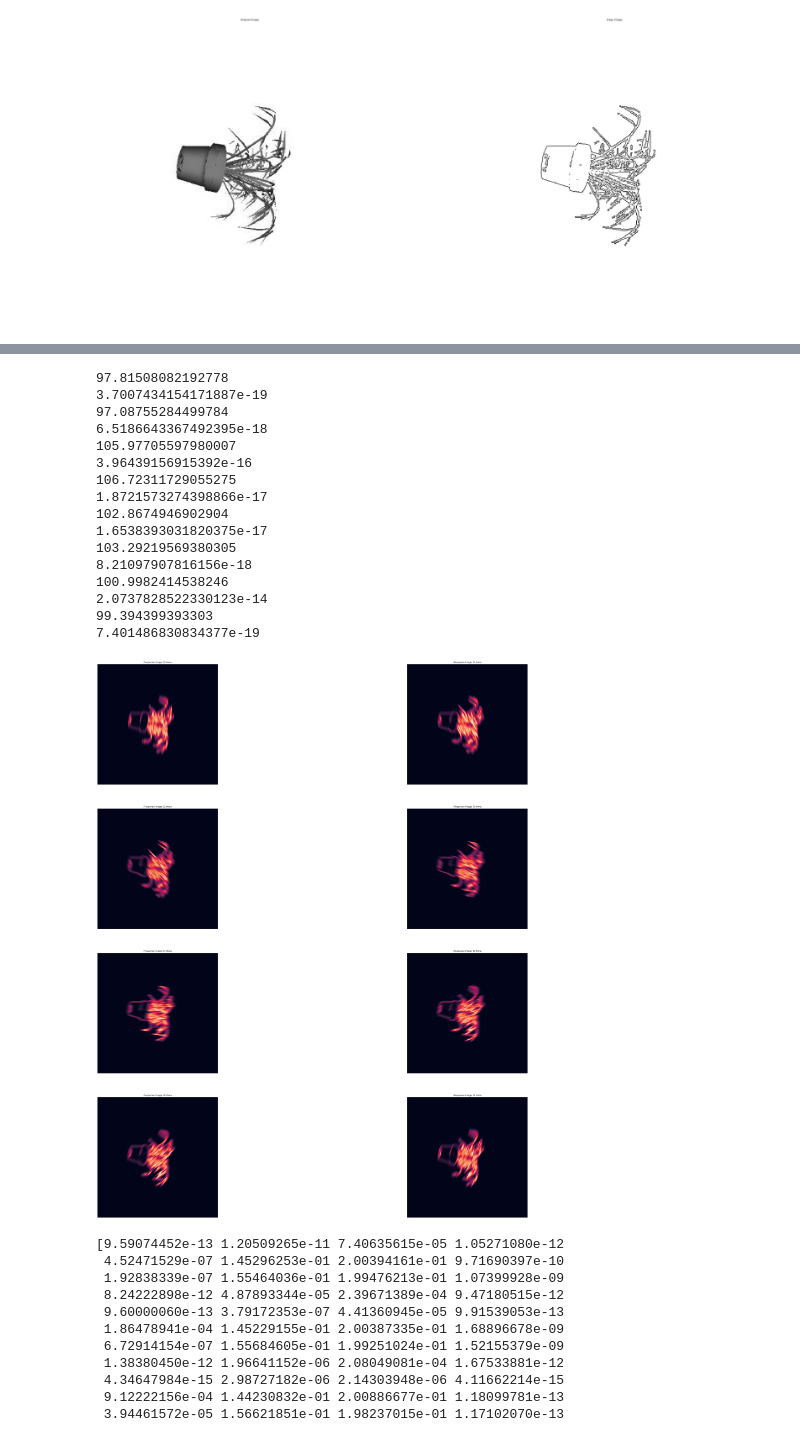
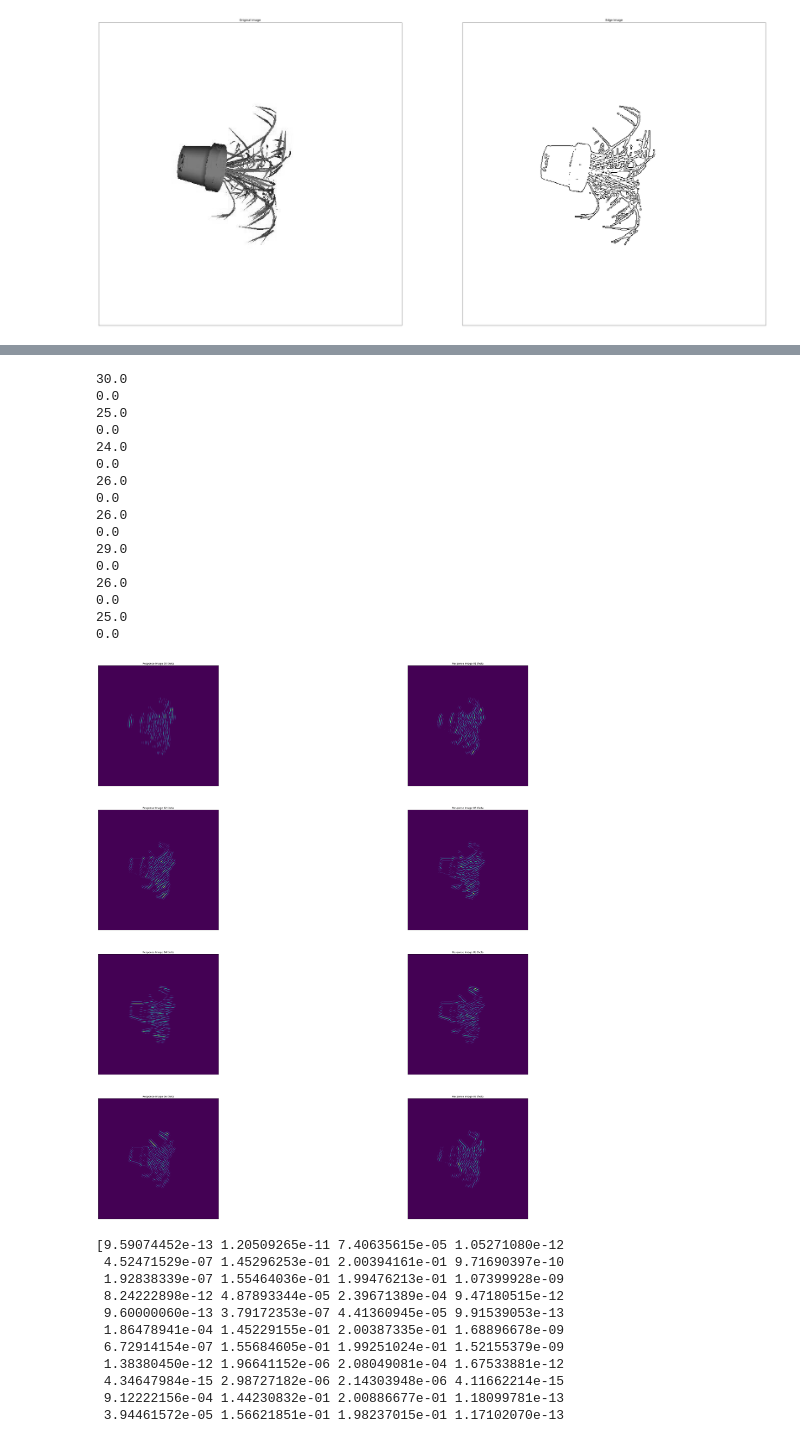
Before and after one commit to MariiaDrozdova/shape-retrieval, a Jupyter notebook: gabor_filter.ipynb, the cells around one changed output, grey strips where cells are left out. Cells and saved outputs as stored; diff of their text form; code cells hidden in the pictures.

Commit message:
test gabor

```diff
--- a/gabor_filter.ipynb
+++ b/gabor_filter.ipynb
@@ -121,34 +308,35 @@ plt.imshow(np.abs(np.fft.fftshift(np.fft.fft2(ifft))))
 # %%
 # gabor bank response test
 #image = cv2.cvtColor(image,cv2.COLOR_RGB2GRAY)
 thetas = np.linspace(0,math.pi,9)[:-1]
 plt.figure(figsize=(50,50))
 for i in range (8):
     theta = thetas[i]
-    response = get_gabor_response1(theta,edges,0.13)
+    response = get_gabor_response2(theta,edges,0.13)
+    response = response_mask(response, edges)
     print(np.amax(response))
     print(np.amin(response))
     plt.subplot(4,2,i+1), plt.imshow(response)
     plt.title('Response Image %02d theta' % i), plt.xticks([]), plt.yticks([])
 plt.show()
 # %% [output]
-97.81508082192778
-3.7007434154171887e-19
-97.08755284499784
-6.5186643367492395e-18
-105.97705597980007
-3.96439156915392e-16
-106.72311729055275
-1.8721573274398866e-17
-102.8674946902904
-1.6538393031820375e-17
-103.29219569380305
-8.21097907816156e-18
-100.9982414538246
-2.0737828522330123e-14
-99.394399393303
-7.401486830834377e-19
+30.0
+0.0
+25.0
+0.0
+24.0
+0.0
+26.0
+0.0
+26.0
+0.0
+29.0
+0.0
+26.0
+0.0
+25.0
+0.0
-[figure, old version]
+[figure, new version]
 # %%
 # test feature extraction
 feature_v = get_feature_vector(edges,8,4)
```
Also changed, not shown: parts of 10 cells of this notebook.
